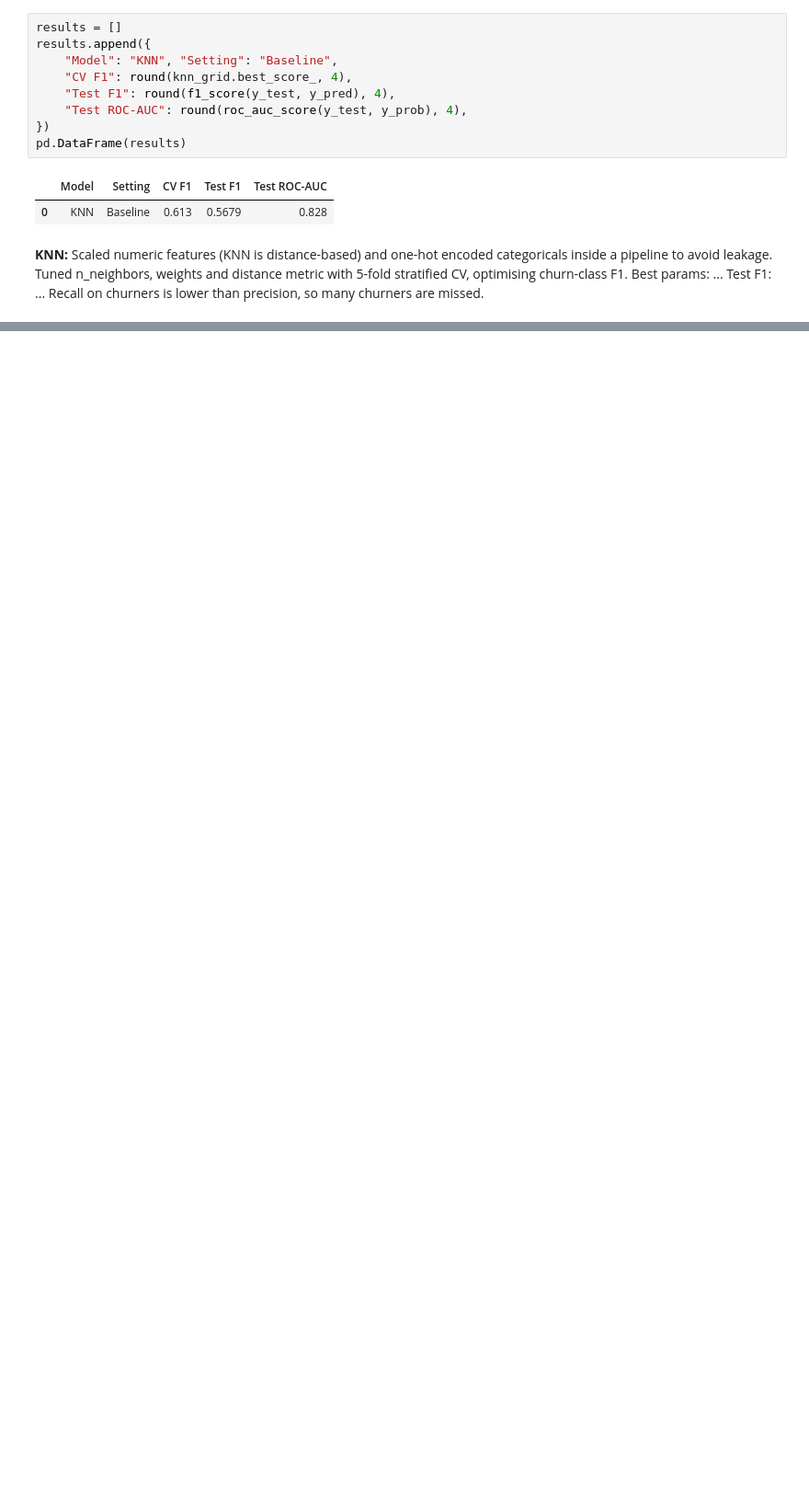
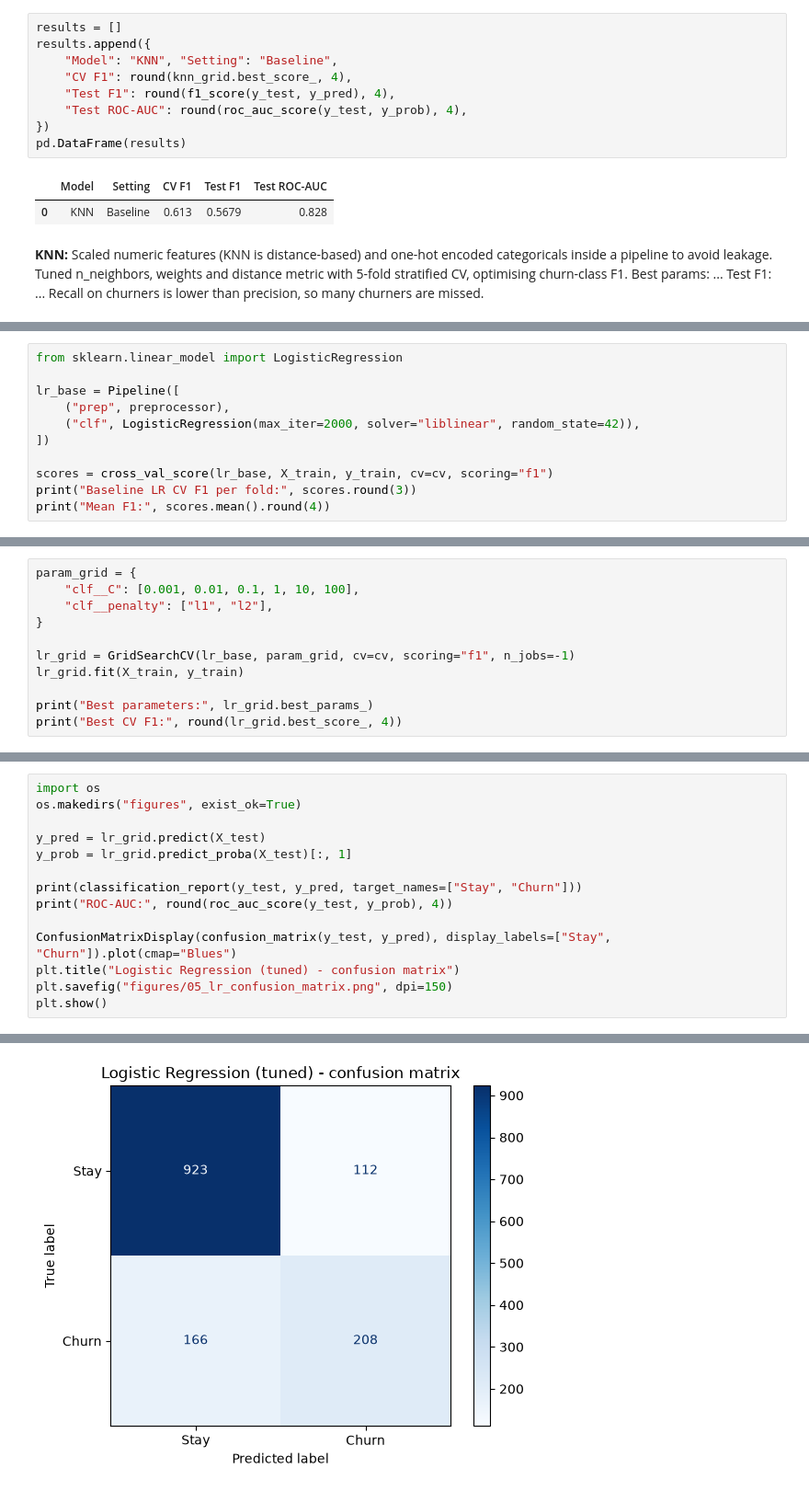
Before and after one commit to urmaneeshjayawardena/telco-churn, a Jupyter notebook: churn_classification.ipynb, the cells around one changed output, grey strips where cells are left out. Shown at 92% size. Cells and saved outputs as stored; diff of their text form; blank space fills up the shorter version.

```diff
--- a/churn_classification.ipynb
+++ b/churn_classification.ipynb
@@ -290,0 +293,11 @@ pd.DataFrame(results)
+# %%
+from sklearn.linear_model import LogisticRegression
+
+lr_base = Pipeline([
+    ("prep", preprocessor),
+    ("clf", LogisticRegression(max_iter=2000, solver="liblinear", random_state=42)),
+])
+
+scores = cross_val_score(lr_base, X_train, y_train, cv=cv, scoring="f1")
+print("Baseline LR CV F1 per fold:", scores.round(3))
+print("Mean F1:", scores.mean().round(4))
@@ -290,0 +307,11 @@ pd.DataFrame(results)
+# %%
+param_grid = {
+    "clf__C": [0.001, 0.01, 0.1, 1, 10, 100],
+    "clf__penalty": ["l1", "l2"],
+}
+
+lr_grid = GridSearchCV(lr_base, param_grid, cv=cv, scoring="f1", n_jobs=-1)
+lr_grid.fit(X_train, y_train)
+
+print("Best parameters:", lr_grid.best_params_)
+print("Best CV F1:", round(lr_grid.best_score_, 4))
@@ -290,0 +321,15 @@ pd.DataFrame(results)
+# %%
+import os
+os.makedirs("figures", exist_ok=True)
+
+y_pred = lr_grid.predict(X_test)
+y_prob = lr_grid.predict_proba(X_test)[:, 1]
+
+print(classification_report(y_test, y_pred, target_names=["Stay", "Churn"]))
+print("ROC-AUC:", round(roc_auc_score(y_test, y_prob), 4))
+
+ConfusionMatrixDisplay(confusion_matrix(y_test, y_pred), display_labels=["Stay", "Churn"]).plot(cmap="Blues")
+plt.title("Logistic Regression (tuned) - confusion matrix")
+plt.savefig("figures/05_lr_confusion_matrix.png", dpi=150)
+plt.show()
+# %% [output]
@@ -290,0 +346 @@ pd.DataFrame(results)
+[figure, added]
```
Also changed, not shown: parts of 16 cells of this notebook, 2 other files.
